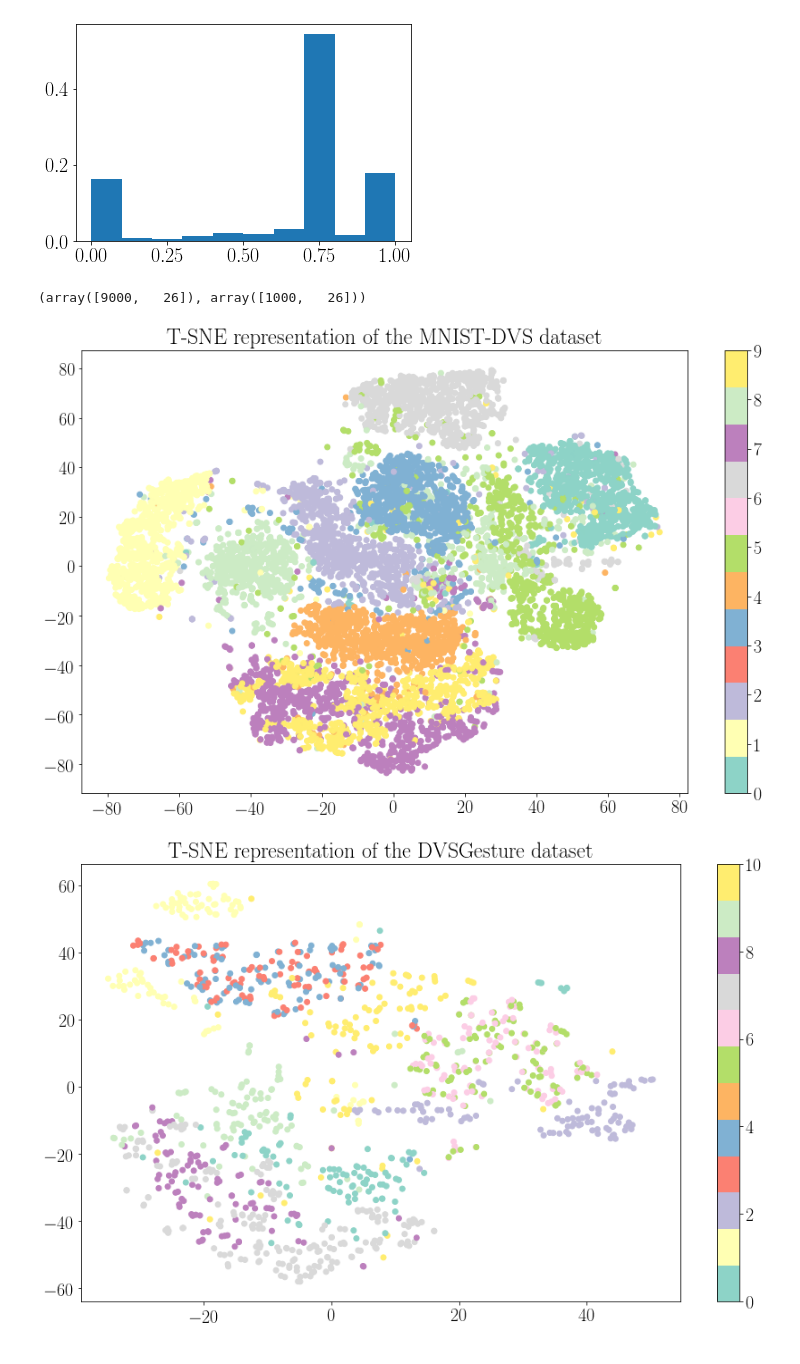
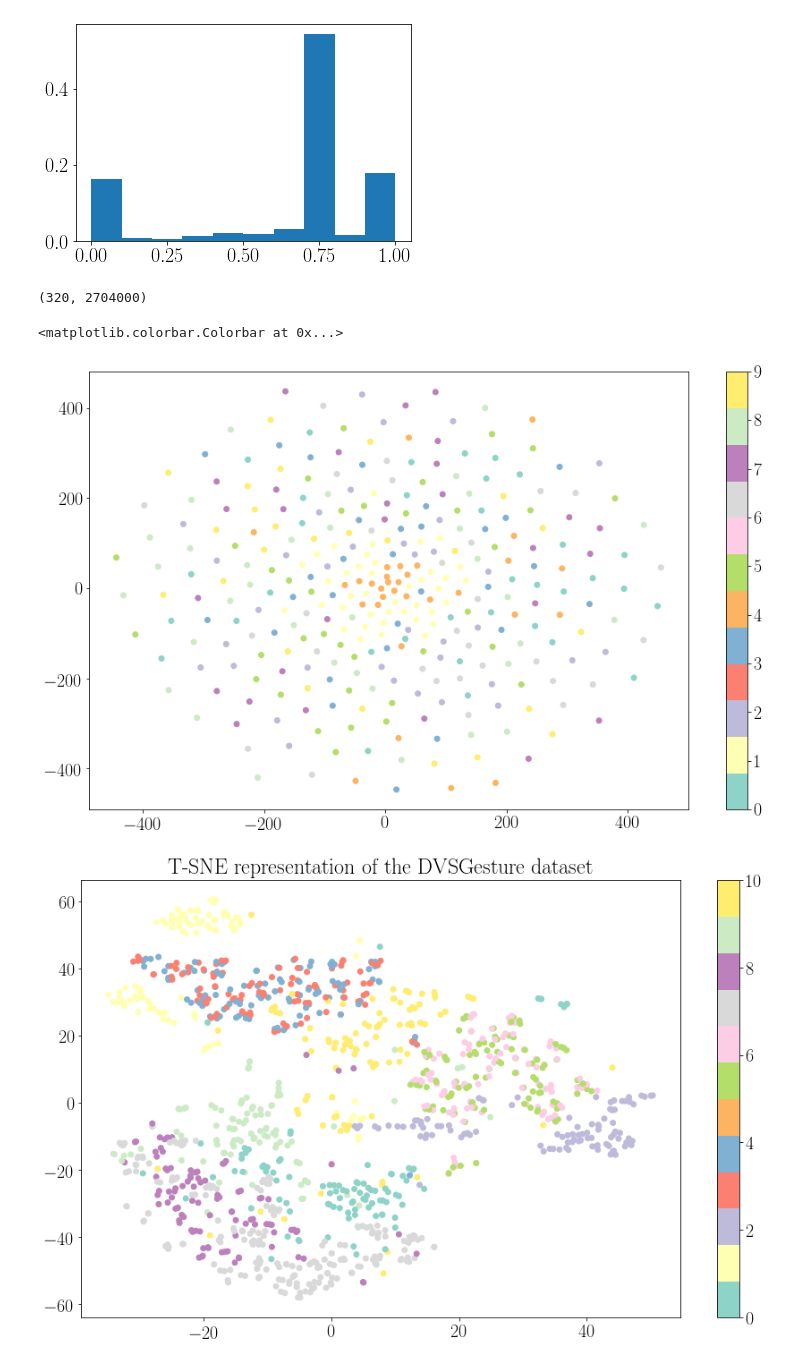
Before and after one commit to kclip/BayesBiSNN, a Jupyter notebook: BBSNN_notebook.ipynb, the cells around one changed output. Saved outputs shown, nothing was run; the diff lists cells and outputs as text; code cells hidden in the pictures.

```diff
--- a/BBSNN_notebook.ipynb
+++ b/BBSNN_notebook.ipynb
@@ -198,7 +198,7 @@ train_data = dataset.root.train
 
 batch_size = 32
 
-dt = 1000  # us
+dt = 5000  # us
 sample_length = 2000  # length of samples during training in ms
 T = int(sample_length * 1000 / dt)  # number of timesteps in a sample
 input_size = [2 * (dataset.root.stats.train_data[1] ** 2)]
@@ -211,6 +211,7 @@ idxs_used = []
 
 inputs_ = torch.Tensor()
 labels_ = torch.Tensor()
+
 for i in range(n_batchs):
     if (i == (n_batchs - 1)) & (n_samples % batch_size != 0):
         batch_size_curr = n_samples % batch_size
@@ -223,28 +224,31 @@ for i in range(n_batchs):
 
     inputs, labels = get_batch_example(train_data, idxs, batch_size_curr, T, n_classes, input_size, dt, dataset.root.stats.train_data[1], True)
 
-    inputs_ = torch.cat((inputs_, torch.sum(inputs, dim=1)/T))
+#     inputs_ = torch.cat((inputs_, torch.sum(inputs, dim=1)/T))
     labels_ = torch.cat((labels_, torch.argmax(torch.sum(labels, dim=-1)/T, dim=-1)))
+    inputs_ = torch.cat((inputs_, inputs.type(torch.bool)))
-# %%
-dataset.root.stats.train_data[:], dataset.root.stats.test_data[:]
-# %% [output]
-(array([9000,   26]), array([1000,   26]))
+# %%
+inputs_ = inputs_.numpy().reshape([inputs_.shape[0], -1])
+inputs_.shape
+# %% [output]
+(320, 2704000)
 # %%
 tsne = TSNE()
 test = tsne.fit_transform(inputs_, labels_)
 # %%
 plt.rc('text', usetex=True)
 plt.rc('font', family='serif', size=20)
 
 fig, axs = plt.subplots(1, 1, figsize=(15,9))
 
 scat = axs.scatter(test[:, 0], test[:, 1], c=labels_, cmap='Set3')
 fig.colorbar(scat, ax=axs)
 
-axs.set_title('T-SNE representation of the MNIST-DVS dataset')
-plt.savefig(r"C:\Users\K1804053\OneDrive - King's College London\PhD\BayesBiSNN\tsne_mnistdvs.pdf", format='pdf', dpi=1000)
+# axs.set_title('T-SNE representation of the MNIST-DVS dataset')
+# plt.savefig(r"C:\Users\K1804053\OneDrive - King's College London\PhD\BayesBiSNN\tsne_mnistdvs.pdf", format='pdf', dpi=1000)
 # %% [output]
+<matplotlib.colorbar.Colorbar at 0x...>
-[figure, old version]
+[figure, new version]
 # %%
 plt.rc('text', usetex=True)
 plt.rc('font', family='serif', size=20)
```
Also changed, not shown: 2 other files.
